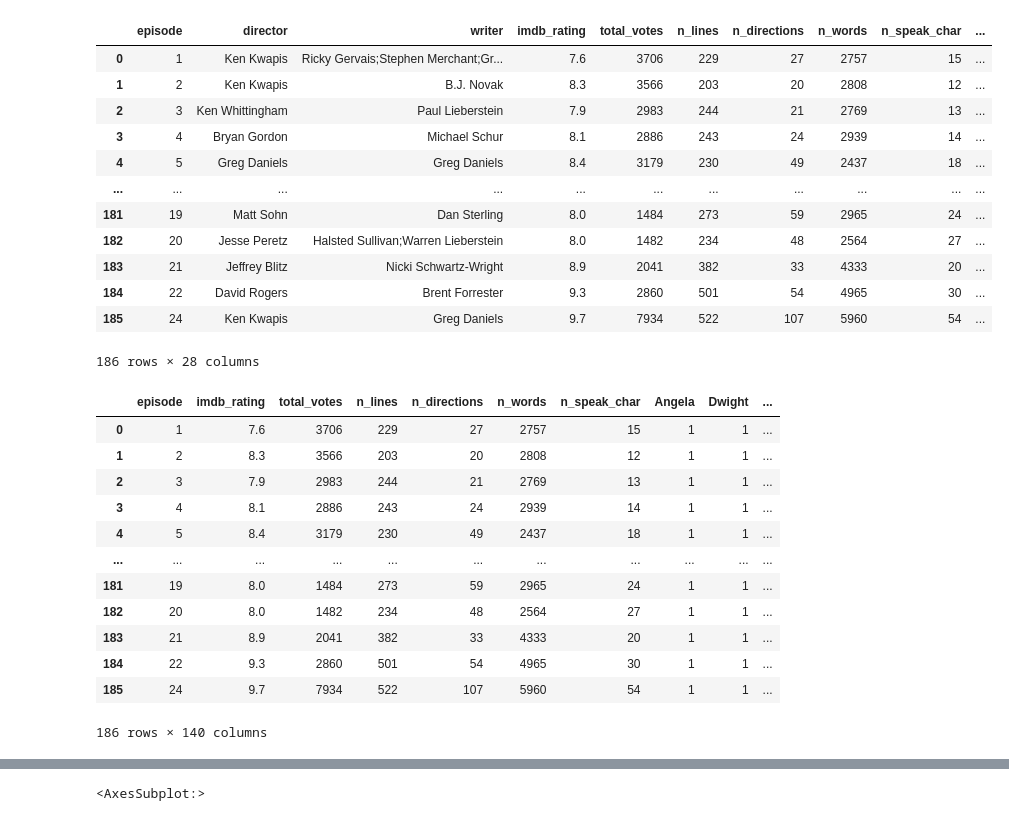
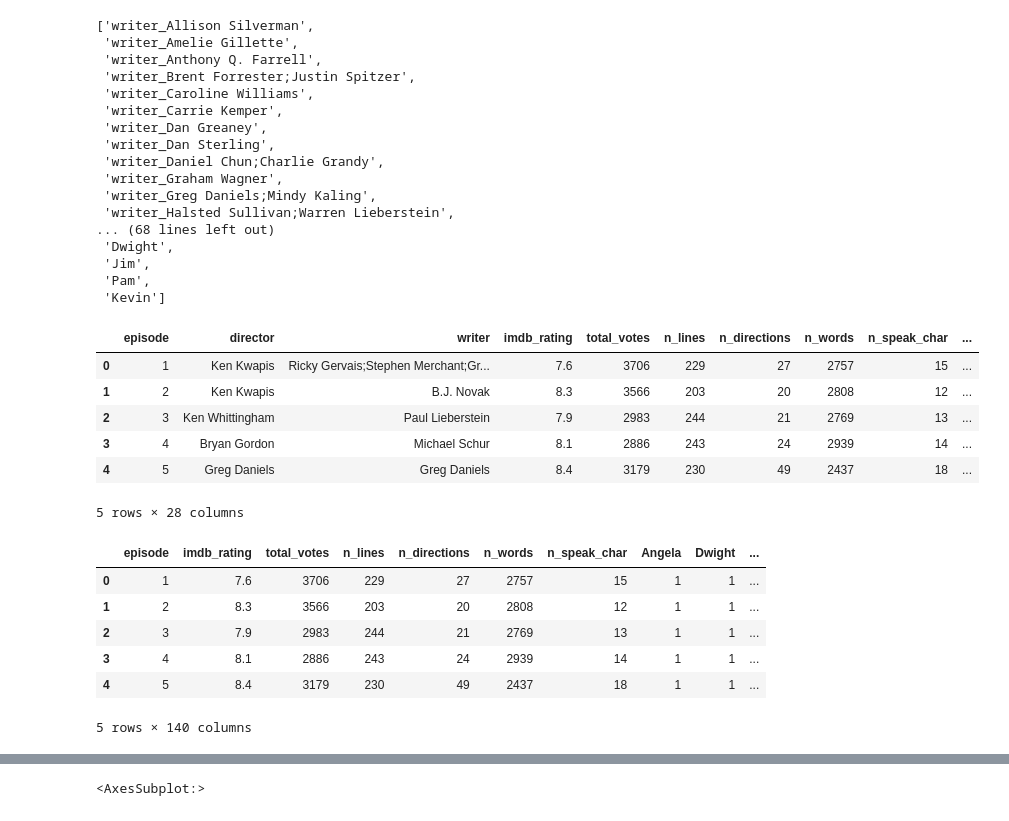
Before and after one commit to s2133934/ML_python_project1, a Jupyter notebook: project1.ipynb, the cells around one changed output, grey strips where cells are left out. Saved outputs shown, nothing was run; the diff lists cells and outputs as text; code cells hidden in the pictures.

```diff
--- a/project1.ipynb
+++ b/project1.ipynb
@@ -200,30 +308,53 @@ See the caveats in the documentation: https://pandas.pydata.org/pandas-docs/stab
+# %%
+to_elim = to_elim_writers + to_elim_dirs+ ['Dwight','Jim','Pam','Kevin']
+#to_elim
+# we dont need to print this
+# %% [output]
+['writer_Allison Silverman',
+ 'writer_Amelie Gillette',
+ 'writer_Anthony Q. Farrell',
+ 'writer_Brent Forrester;Justin Spitzer',
+ 'writer_Caroline Williams',
+ 'writer_Carrie Kemper',
+ 'writer_Dan Greaney',
+ 'writer_Dan Sterling',
+ 'writer_Daniel Chun;Charlie Grandy',
+ 'writer_Graham Wagner',
+ 'writer_Greg Daniels;Mindy Kaling',
+ 'writer_Halsted Sullivan;Warren Lieberstein',
+... (68 lines left out)
+ 'Dwight',
+ 'Jim',
+ 'Pam',
+ 'Kevin']
 # %%
 df_full = pd.concat([df_split_test, ccc], axis=1)
 df_full["month"] = df_full["air_date"].str[5:7]
 df_full['day_of_week'] = pd.to_datetime(df_full['air_date']).dt.dayofweek
 days = {0:'Monday',1:'Tuesday',2:'Wednesday',3:'Thursday',4:'Friday',5:'Saturday',6:'Sunday'}
+
 df_full['day_of_week'] = df_full['day_of_week'].apply(lambda x: days[x])
 
 df_full.drop(['season', 'air_date','main_chars','episode_name'], axis=1, inplace=True)
-df_full
+
+df_full.head()
 # %% [output]
 |  | episode | director | writer | imdb_rating | total_votes | n_lines | n_directions | n_words | n_speak_char | ... |
 | 0 | 1 | Ken Kwapis | Ricky Gervais;Stephen Merchant;Gr... | 7.6 | 3706 | 229 | 27 | 2757 | 15 | ... |
 | 1 | 2 | Ken Kwapis | B.J. Novak | 8.3 | 3566 | 203 | 20 | 2808 | 12 | ... |
 | 2 | 3 | Ken Whittingham | Paul Lieberstein | 7.9 | 2983 | 244 | 21 | 2769 | 13 | ... |
 | 3 | 4 | Bryan Gordon | Michael Schur | 8.1 | 2886 | 243 | 24 | 2939 | 14 | ... |
 | 4 | 5 | Greg Daniels | Greg Daniels | 8.4 | 3179 | 230 | 49 | 2437 | 18 | ... |
-| ... | ... | ... | ... | ... | ... | ... | ... | ... | ... | ... |
-| 181 | 19 | Matt Sohn | Dan Sterling | 8.0 | 1484 | 273 | 59 | 2965 | 24 | ... |
-| 182 | 20 | Jesse Peretz | Halsted Sullivan;Warren Lieberstein | 8.0 | 1482 | 234 | 48 | 2564 | 27 | ... |
-| 183 | 21 | Jeffrey Blitz | Nicki Schwartz-Wright | 8.9 | 2041 | 382 | 33 | 4333 | 20 | ... |
-| 184 | 22 | David Rogers | Brent Forrester | 9.3 | 2860 | 501 | 54 | 4965 | 30 | ... |
-| 185 | 24 | Ken Kwapis | Greg Daniels | 9.7 | 7934 | 522 | 107 | 5960 | 54 | ... |
-186 rows × 28 columns
+5 rows × 28 columns
 # %%
 ceci_ = pd.get_dummies(df_full)
+
 # ceci_.columns
-ceci_
+ceci_.head()
+
+
+
+#cols 0:6 numerical, cols [6:] - cetegorical
 # %% [output]
 |  | episode | imdb_rating | total_votes | n_lines | n_directions | n_words | n_speak_char | Angela | Dwight | ... |
 | 0 | 1 | 7.6 | 3706 | 229 | 27 | 2757 | 15 | 1 | 1 | ... |
@@ -231,11 +362,5 @@ ceci_
 | 2 | 3 | 7.9 | 2983 | 244 | 21 | 2769 | 13 | 1 | 1 | ... |
 | 3 | 4 | 8.1 | 2886 | 243 | 24 | 2939 | 14 | 1 | 1 | ... |
 | 4 | 5 | 8.4 | 3179 | 230 | 49 | 2437 | 18 | 1 | 1 | ... |
-| ... | ... | ... | ... | ... | ... | ... | ... | ... | ... | ... |
-| 181 | 19 | 8.0 | 1484 | 273 | 59 | 2965 | 24 | 1 | 1 | ... |
-| 182 | 20 | 8.0 | 1482 | 234 | 48 | 2564 | 27 | 1 | 1 | ... |
-| 183 | 21 | 8.9 | 2041 | 382 | 33 | 4333 | 20 | 1 | 1 | ... |
-| 184 | 22 | 9.3 | 2860 | 501 | 54 | 4965 | 30 | 1 | 1 | ... |
-| 185 | 24 | 9.7 | 7934 | 522 | 107 | 5960 | 54 | 1 | 1 | ... |
-186 rows × 140 columns
+5 rows × 140 columns
 # %%
```
Also changed, not shown: parts of 54 cells of this notebook, 5 other files.
